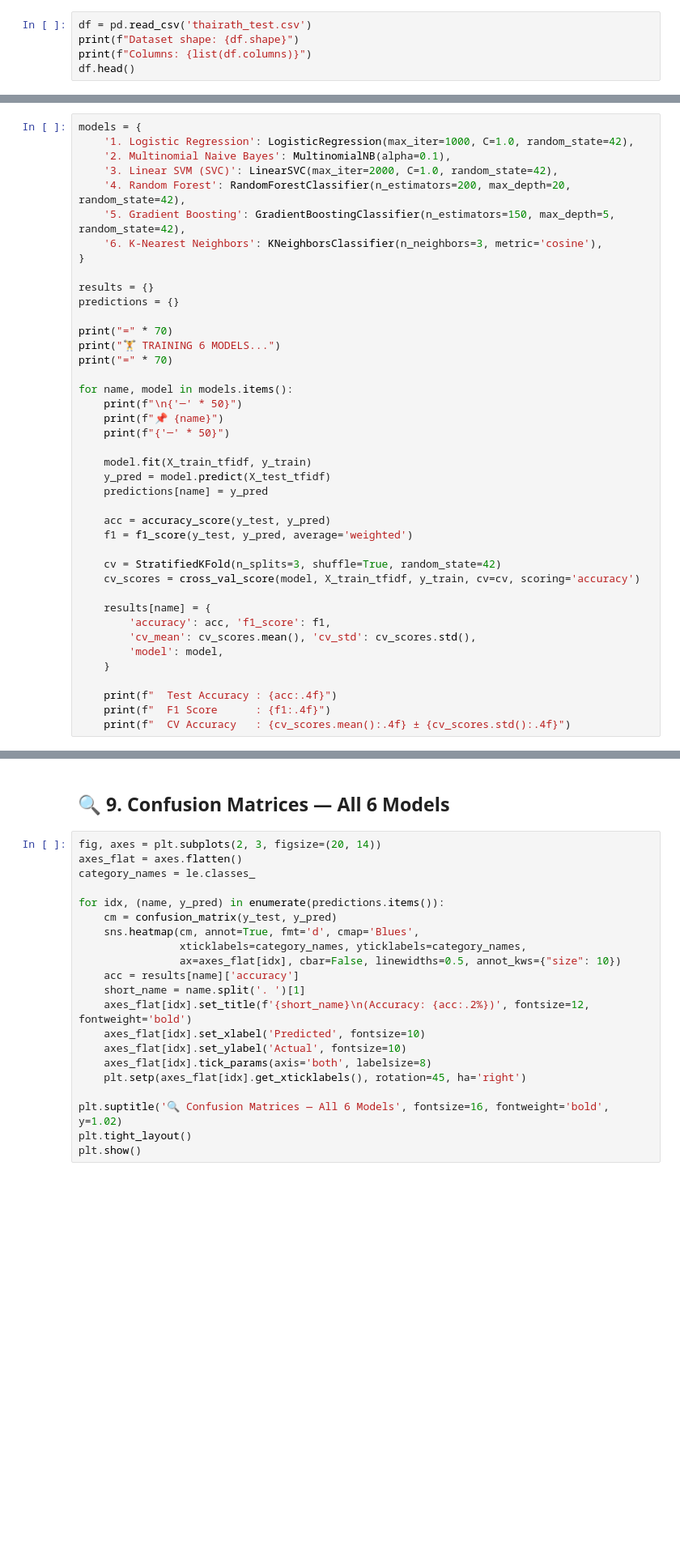
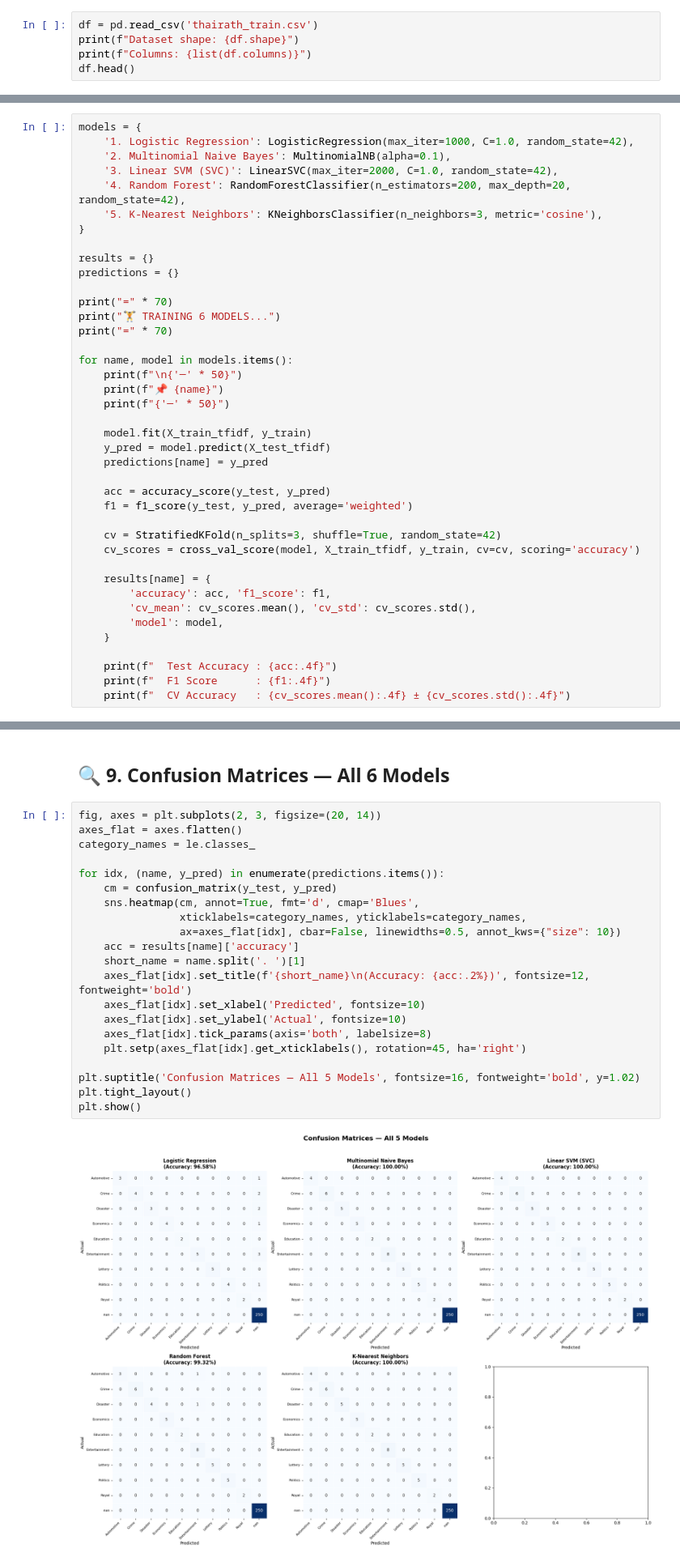
Before and after one commit to Krist-Kul/NLP-news-classification, a Jupyter notebook: thai_news_classifier.ipynb, the cells around one changed output, grey strips where cells are left out. Shown at 81% size. Saved outputs shown, nothing was run; the diff lists cells and outputs as text; blank space fills up the shorter version.

```diff
--- a/thai_news_classifier.ipynb
+++ b/thai_news_classifier.ipynb
@@ -32,7 +34,7 @@ print("✅ All libraries imported successfully!")
 # %% [markdown]
 ## 📂 2. Load & Explore Data
 # %%
-df = pd.read_csv('thairath_test.csv')
+df = pd.read_csv('thairath_train.csv')
 print(f"Dataset shape: {df.shape}")
 print(f"Columns: {list(df.columns)}")
 df.head()
@@ -221,8 +260,7 @@ models = {
     '2. Multinomial Naive Bayes': MultinomialNB(alpha=0.1),
     '3. Linear SVM (SVC)': LinearSVC(max_iter=2000, C=1.0, random_state=42),
     '4. Random Forest': RandomForestClassifier(n_estimators=200, max_depth=20, random_state=42),
-    '5. Gradient Boosting': GradientBoostingClassifier(n_estimators=150, max_depth=5, random_state=42),
-    '6. K-Nearest Neighbors': KNeighborsClassifier(n_neighbors=3, metric='cosine'),
+    '5. K-Nearest Neighbors': KNeighborsClassifier(n_neighbors=3, metric='cosine'),
 }
 
 results = {}
@@ -322,24 +390,26 @@ plt.show()
 # %%
 fig, axes = plt.subplots(2, 3, figsize=(20, 14))
 axes_flat = axes.flatten()
 category_names = le.classes_
 
 for idx, (name, y_pred) in enumerate(predictions.items()):
     cm = confusion_matrix(y_test, y_pred)
     sns.heatmap(cm, annot=True, fmt='d', cmap='Blues',
                 xticklabels=category_names, yticklabels=category_names,
                 ax=axes_flat[idx], cbar=False, linewidths=0.5, annot_kws={"size": 10})
     acc = results[name]['accuracy']
     short_name = name.split('. ')[1]
     axes_flat[idx].set_title(f'{short_name}\n(Accuracy: {acc:.2%})', fontsize=12, fontweight='bold')
     axes_flat[idx].set_xlabel('Predicted', fontsize=10)
     axes_flat[idx].set_ylabel('Actual', fontsize=10)
     axes_flat[idx].tick_params(axis='both', labelsize=8)
     plt.setp(axes_flat[idx].get_xticklabels(), rotation=45, ha='right')
 
-plt.suptitle('🔍 Confusion Matrices — All 6 Models', fontsize=16, fontweight='bold', y=1.02)
+plt.suptitle('Confusion Matrices — All 5 Models', fontsize=16, fontweight='bold', y=1.02)
 plt.tight_layout()
 plt.show()
+# %% [output]
+[figure, added]
 # %% [markdown]
 ## 🏆 10. Best Model & Classification Report
 # %%
```
Also changed, not shown: parts of 20 cells of this notebook.
